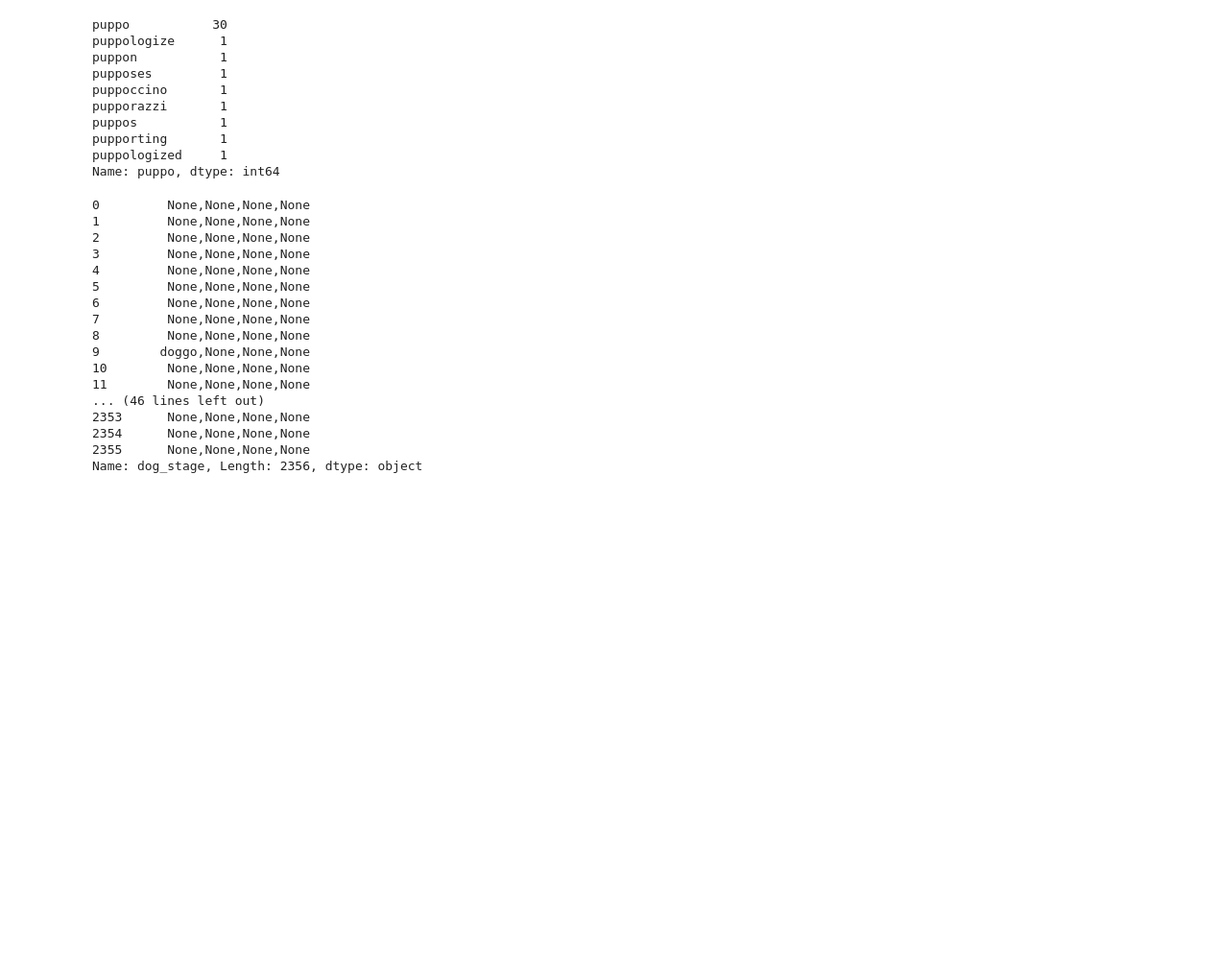
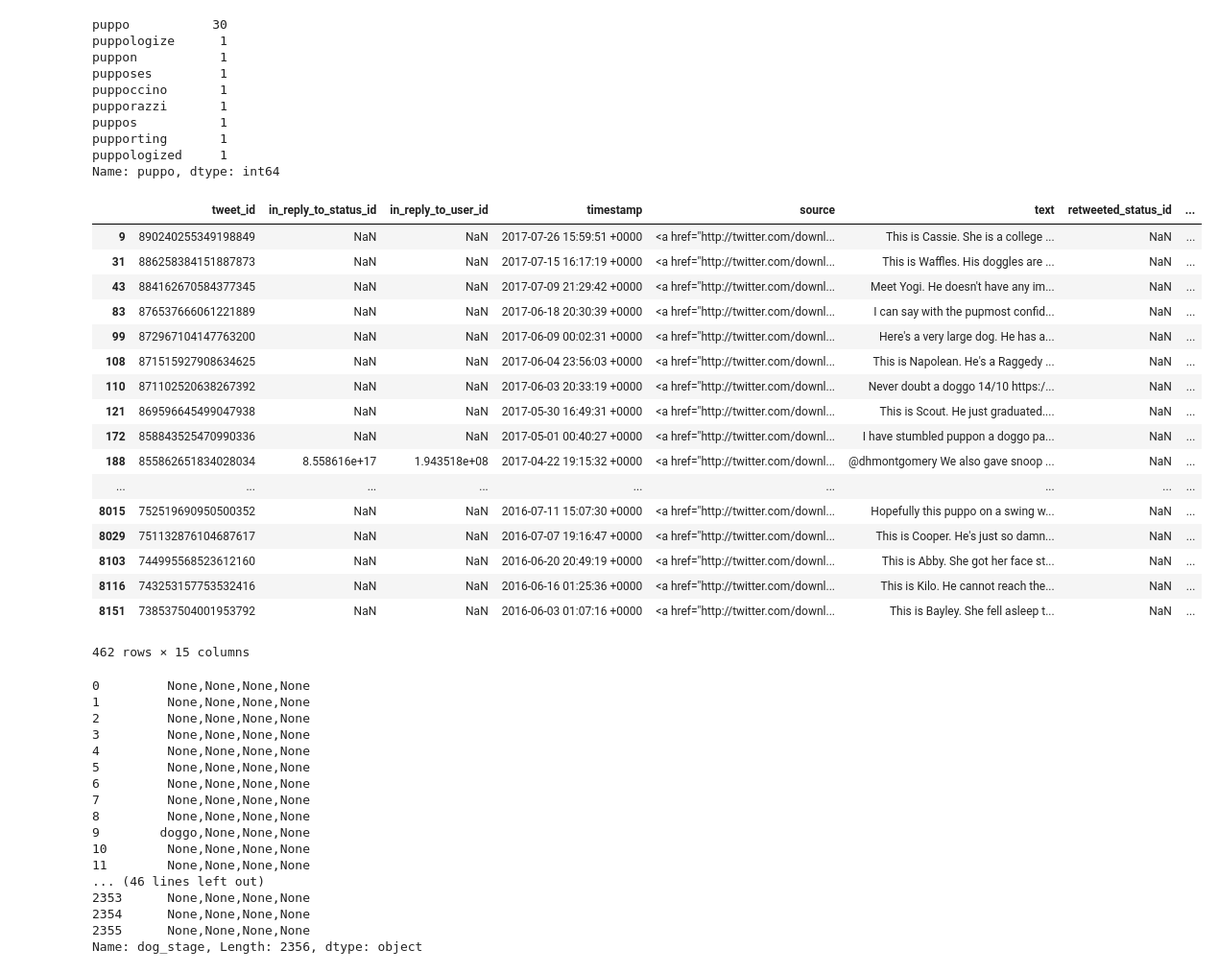
Before and after one commit to KattyP/DataWrangleProject, a Jupyter notebook: wrangle_act.ipynb, the cells around one changed output. Shown at 96% size. Saved outputs shown, nothing was run; the diff lists cells and outputs as text; code cells hidden in the pictures; blank space fills up the shorter version.

```diff
--- a/wrangle_act.ipynb
+++ b/wrangle_act.ipynb
@@ -442,6 +442,6 @@ twitter_archive_clean = pd.melt(twitter_archive_clean, id_vars=['tweet_id', 'in_
                                                                'timestamp', 'source', 'text', 'retweeted_status_id',
                                                                 'retweeted_status_user_id', 'retweeted_status_timestamp',
                                                                'expanded_urls', 'rating_numerator', 'rating_denominator', 'name'],
-                               var_name='dog_stage')
+                               var_name='dog_stage', value_name='dog_type')
 # %%
 twitter_archive_clean.to_csv('archive_clean15Nov.csv')
@@ -451,3 +448,26 @@ twitter_archive_clean['dog_stage'] = twitter_archive_clean[cols].apply(lambda x:
+# %%
+twitter_archive_clean = twitter_archive_clean[twitter_archive_clean.dog_type.notnull()]
+# %%
+twitter_archive_clean
+# %% [output]
+|  | tweet_id | in_reply_to_status_id | in_reply_to_user_id | timestamp | source | text | retweeted_status_id | ... |
+| 9 | 890240255349198849 | NaN | NaN | 2017-07-26 15:59:51 +0000 | <a href="http://twitter.com/downl... | This is Cassie. She is a college ... | NaN | ... |
+| 31 | 886258384151887873 | NaN | NaN | 2017-07-15 16:17:19 +0000 | <a href="http://twitter.com/downl... | This is Waffles. His doggles are ... | NaN | ... |
+| 43 | 884162670584377345 | NaN | NaN | 2017-07-09 21:29:42 +0000 | <a href="http://twitter.com/downl... | Meet Yogi. He doesn't have any im... | NaN | ... |
+| 83 | 876537666061221889 | NaN | NaN | 2017-06-18 20:30:39 +0000 | <a href="http://twitter.com/downl... | I can say with the pupmost confid... | NaN | ... |
+| 99 | 872967104147763200 | NaN | NaN | 2017-06-09 00:02:31 +0000 | <a href="http://twitter.com/downl... | Here's a very large dog. He has a... | NaN | ... |
+| 108 | 871515927908634625 | NaN | NaN | 2017-06-04 23:56:03 +0000 | <a href="http://twitter.com/downl... | This is Napolean. He's a Raggedy ... | NaN | ... |
+| 110 | 871102520638267392 | NaN | NaN | 2017-06-03 20:33:19 +0000 | <a href="http://twitter.com/downl... | Never doubt a doggo 14/10 https:/... | NaN | ... |
+| 121 | 869596645499047938 | NaN | NaN | 2017-05-30 16:49:31 +0000 | <a href="http://twitter.com/downl... | This is Scout. He just graduated.... | NaN | ... |
+| 172 | 858843525470990336 | NaN | NaN | 2017-05-01 00:40:27 +0000 | <a href="http://twitter.com/downl... | I have stumbled puppon a doggo pa... | NaN | ... |
+| 188 | 855862651834028034 | 8.558616e+17 | 1.943518e+08 | 2017-04-22 19:15:32 +0000 | <a href="http://twitter.com/downl... | @dhmontgomery We also gave snoop ... | NaN | ... |
+| ... | ... | ... | ... | ... | ... | ... | ... | ... |
+| 8015 | 752519690950500352 | NaN | NaN | 2016-07-11 15:07:30 +0000 | <a href="http://twitter.com/downl... | Hopefully this puppo on a swing w... | NaN | ... |
+| 8029 | 751132876104687617 | NaN | NaN | 2016-07-07 19:16:47 +0000 | <a href="http://twitter.com/downl... | This is Cooper. He's just so damn... | NaN | ... |
+| 8103 | 744995568523612160 | NaN | NaN | 2016-06-20 20:49:19 +0000 | <a href="http://twitter.com/downl... | This is Abby. She got her face st... | NaN | ... |
+| 8116 | 743253157753532416 | NaN | NaN | 2016-06-16 01:25:36 +0000 | <a href="http://twitter.com/downl... | This is Kilo. He cannot reach the... | NaN | ... |
+| 8151 | 738537504001953792 | NaN | NaN | 2016-06-03 01:07:16 +0000 | <a href="http://twitter.com/downl... | This is Bayley. She fell asleep t... | NaN | ... |
+462 rows × 15 columns
 # %%
 twitter_archive_clean.dog_stage
 # %% [output]
```
Also changed, not shown: parts of 2 cells of this notebook.
